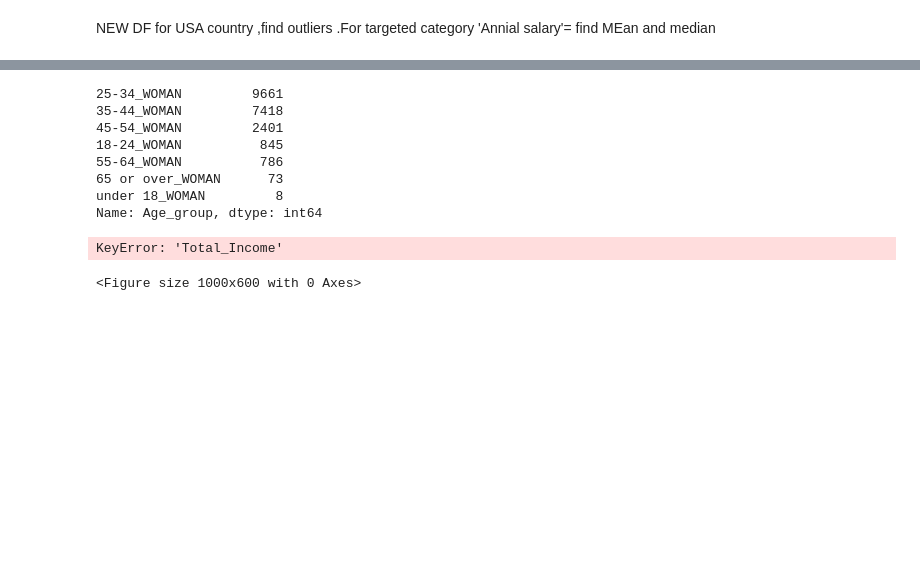
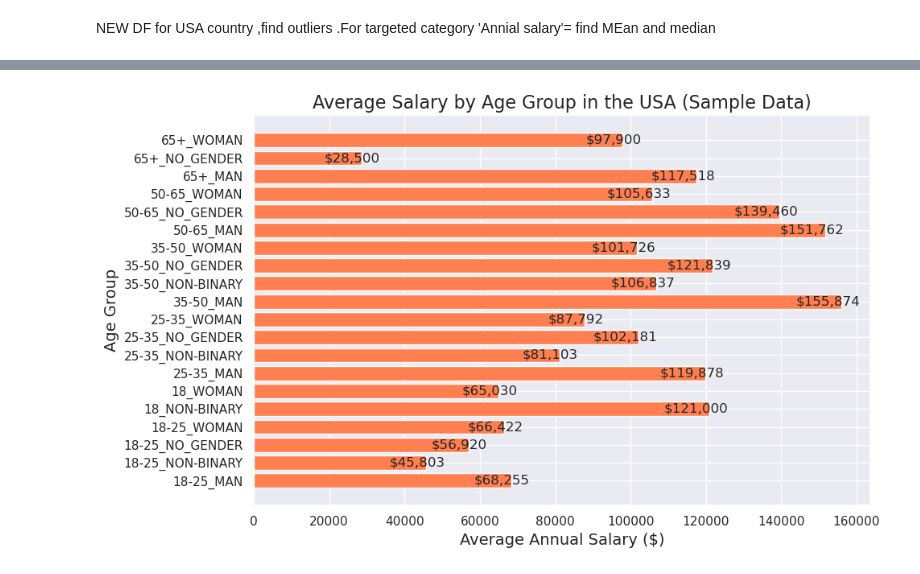
Before and after one commit to CCT-Dublin/ca-1-NataliProhorova, a Jupyter notebook: Salary_survey_2021.ipynb, the cells around one changed output, grey strips where cells are left out. Cells and saved outputs as stored; diff of their text form; code cells hidden in the pictures; blank space fills up the shorter version.

```diff
--- a/Salary_survey_2021.ipynb
+++ b/Salary_survey_2021.ipynb
@@ -762,11 +802,11 @@ Median Annual Salary for USA (after cleaning): 76000.0
 filtered_df = df[df['Country'] == 'USA']
 
 # Sort by 'Annual Salary' in descending order
-sorted_df = filtered_df.sort_values(by='Annual Salary', ascending=False)
+sorted_df = filtered_df.sort_values(by='Total_Income', ascending=False)
 
 # Select the top 'n' rows (adjust 'n' as needed)
-top_n_salaries = sorted_df.head(n=10)  # For example, top 10 salaries
+top_USA_salaries = sorted_df.head(n=10)  # For example, top 10 salaries
 
 # Print the desired columns
-print(top_n_salaries[['Annual Salary', 'State', 'Industry', 'Demographics']].to_csv('top_salaries.tsv', sep='\t', index=False))
+top_USA_salaries[['Total_Income', 'State', 'Industry', 'Demographics']]
 # %% [output]
@@ -838,39 +824,23 @@ Name: Age_group, Length: 21192, dtype: object
-# %%
-df_WOMAN = df[df['Age_group'].str.contains('WOMAN')]
-# Extract the 'Age_group' column from the filtered DataFrame
-Age_groups_WOMAN = df_WOMAN['Age_group']
-
-# Frequency table for 'Job title'
-Age_groups_WOMAN_distribution = df_WOMAN['Age_group'].value_counts()
-
-print(Age_groups_WOMAN_distribution)
-# %% [output]
-25-34_WOMAN         9661
-35-44_WOMAN         7418
-45-54_WOMAN         2401
-18-24_WOMAN          845
-55-64_WOMAN          786
-65 or over_WOMAN      73
-under 18_WOMAN         8
-Name: Age_group, dtype: int64
-# %%
-# Create bar chart
-# Sort by Age_Group
-df_sorted = df_WOMAN['Age_group']
-
-plt.figure(figsize=(10, 6))
-plt.bar( df_WOMAN['Age_group'], df_sorted['Total_Income'], color='skyblue')
-
-# Add labels and title
-plt.xlabel('Age_group')
-plt.ylabel('Total Income')
-plt.title('Total Income by Age_groups_WOMAN')
-
-# Display plot
-plt.xticks(rotation=0)  # Rotate x-axis labels for better readability
-plt.grid(axis='y', linestyle='--', alpha=0.7)  # Add grid lines on y-axis
-plt.tight_layout()
-plt.show()
-# %% [output]
-KeyError: 'Total_Income'
-<Figure size 1000x600 with 0 Axes>
+# %%
+filtered_USA_df = sorted_df[sorted_df['Country'] == 'USA']
+
+# Calculate average salary by age group
+average_salary = filtered_USA_df.groupby('Age_group')['Total_Income'].mean()
+
+# Plotting the bar chart
+plt.figure(figsize=(10, 6))
+plt.barh(average_salary.index, average_salary.values, color='coral')
+
+# Adding labels and title
+plt.xlabel('Average Annual Salary ($)', fontsize=14)
+plt.ylabel('Age Group', fontsize=14)
+plt.title('Average Salary by Age Group in the USA (Sample Data)', fontsize=16)
+
+# Adding average salary labels on top of each bar (adjusted x-offset)
+for index, value in enumerate(average_salary.values):
+    plt.text(value + 5000, index, f"${value:,.0f}", va='center', ha='right', fontsize=12)
+
+plt.tight_layout()
+plt.show()
+# %% [output]
+[figure, added]
```
Also changed, not shown: parts of 34 cells of this notebook.
